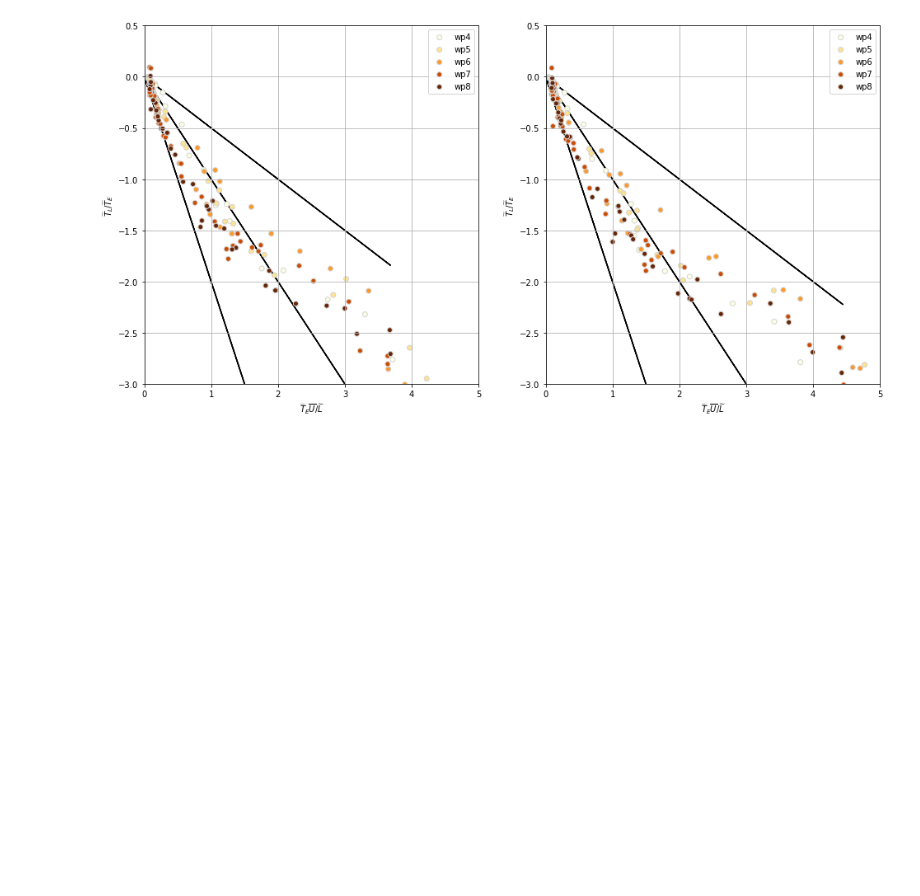
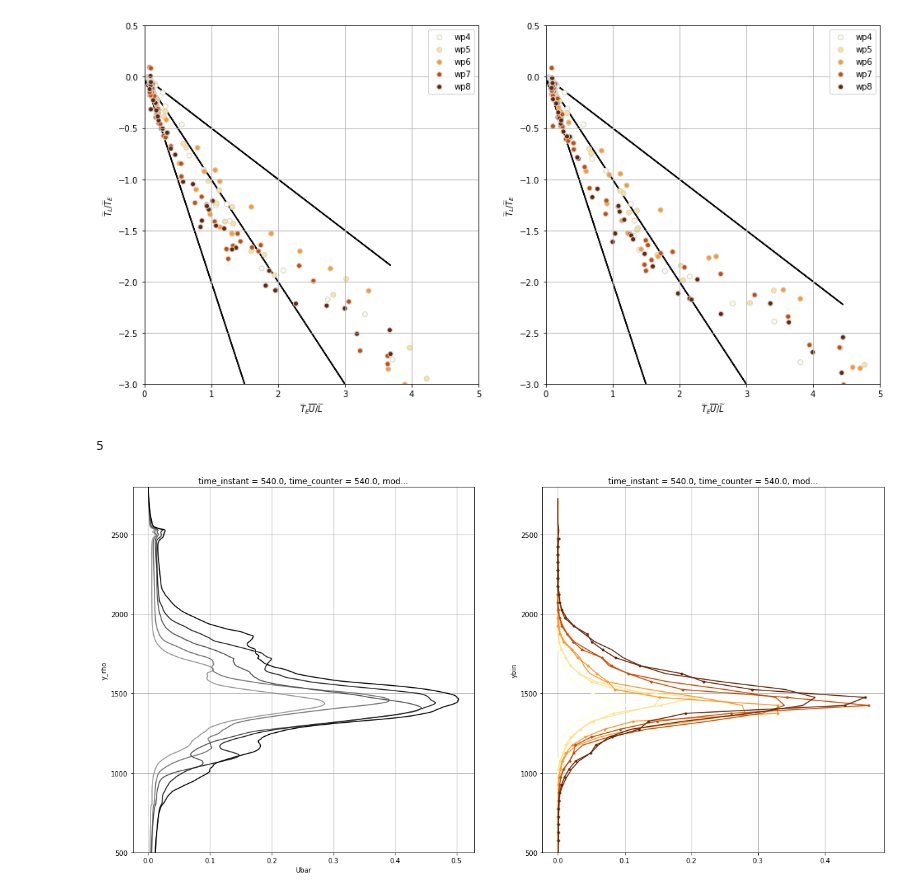
Before and after one commit to zcasparco/equinox_phd, a Jupyter notebook: synthesis/Synthesis_Tt_comp.ipynb, the cells around one changed output. Saved outputs shown, nothing was run; the diff lists cells and outputs as text; code cells hidden in the pictures; blank space fills up the shorter version.

```diff
--- a/synthesis/Synthesis_Tt_comp.ipynb
+++ b/synthesis/Synthesis_Tt_comp.ipynb
@@ -275,9 +256,9 @@ for ax, V in zip(axs,[['Te_u_avg','Tl_u_avg'],['Te_v_avg','Tl_v_avg']]):
 # %%
 fig,axs = plt.subplots(1,2,figsize=(16,8))
-for ax, V in zip(axs,[['Te_u_avg','Tl_u_avg'],['Te_v_avg','Tl_v_avg']]):
+for ax, V in zip(axs,[['E_u_avg','L_u_avg'],['E_v_avg','L_v_avg']]):
     for i,d,c in zip(range(len(ds)),ds,colors):#,['wp4,wp5,wp6,wp7,wp8']):
-        x = d[V[0]]/d['Ta']
-        y = d[V[1]]/d[V[0]]
+        x = d[V[0]].sel(param='Tt')/d['Ta']
+        y = d[V[1]].sel(param='Tt')/d[V[0]].sel(param='Tt')
         file = sorted(glob(path+'jet*1000j'))[i]
         wp = file[-20:-19]
         c = np.full((y.size,4),c)
@@ -296,3 +277,20 @@ for ax, V in zip(axs,[['Te_u_avg','Tl_u_avg'],['Te_v_avg','Tl_v_avg']]):
     ax.set_xlim(0,5)
 # %% [output]
 [figure]
+# %%
+len(colors_Ta)
+# %% [output]
+5
+# %%
+fig,ax = plt.subplots(1,2,figsize=(20,10))
+for i,d in enumerate(ds):
+    file = sorted(glob(path+'jet*1000j'))[i]
+    wp = file[-20:-19]
+    #d['Ubar'].reset_coords({'y_rho':d['Ubar'].y_rho.values*1e-3}).y_rho.values
+    d['Ubar'].assign_coords({'y_rho':d['Ubar'].y_rho*1e-3}).plot(ax=ax[0],y='y_rho',c=colors_Ta[i],label='wp'+wp)
+    np.sqrt(d['L_v_avg'].sel(param='Xbar')**2+d['L_u_avg'].sel(param='Xbar')**2).plot(ax=ax[1],y='ybin',c=colors[i],marker='.')
+    np.sqrt(d['E_v_avg'].sel(param='Xbar')**2+d['E_u_avg'].sel(param='Xbar')**2).plot(ax=ax[1],y='ybin',c=colors[i])
+    ax[0].set_ylim(500,2800);ax[0].grid()
+    ax[1].set_ylim(500,2800);ax[1].grid()
+# %% [output]
+[figure, added]
```
Also changed, not shown: parts of 17 cells of this notebook.
